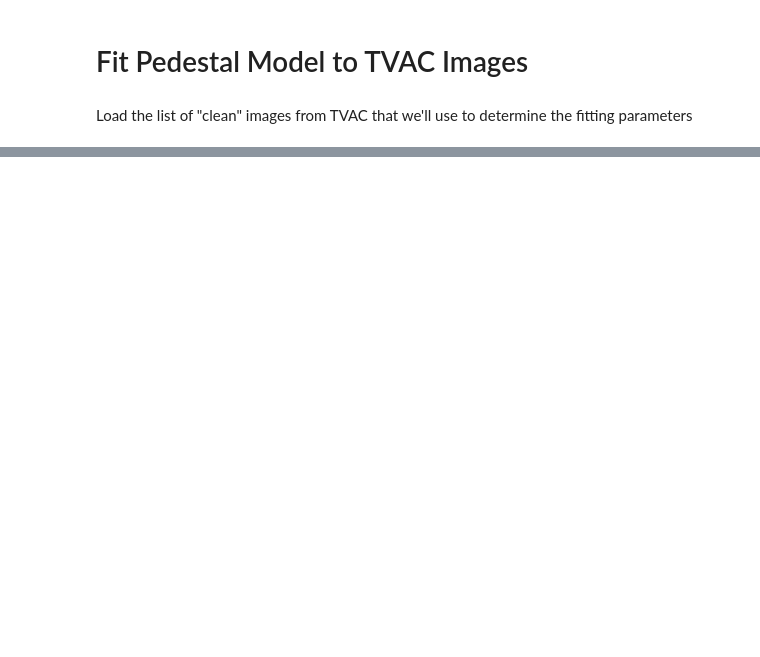
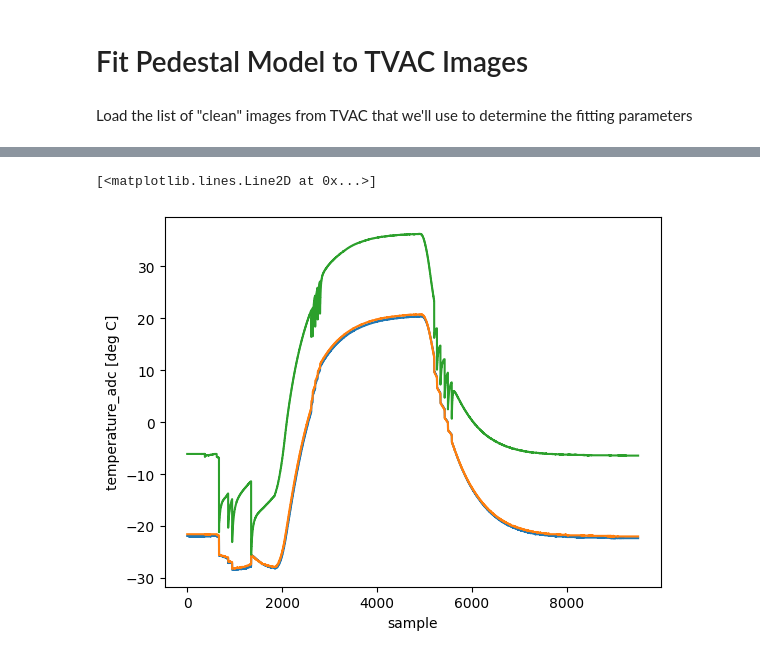
Before and after one commit to wtbarnes/moxsi-science-planning, a Jupyter notebook: pedestal/tvac-pedestal-fitting.ipynb, the cells around one changed output, grey strips where cells are left out. Saved outputs shown, nothing was run; the diff lists cells and outputs as text; code cells hidden in the pictures; blank space fills up the shorter version.

```diff
--- a/pedestal/tvac-pedestal-fitting.ipynb
+++ b/pedestal/tvac-pedestal-fitting.ipynb
@@ -65,0 +38,10 @@ DN
+# %%
+sample_slice = np.s_[13000:22500]
+ds.isel(sample=sample_slice).temperature_detector_0.plot()
+ds.isel(sample=sample_slice).temperature_detector_1.plot()
+ds.isel(sample=sample_slice).temperature_adc.plot()
+#ax2 = plt.gca().twinx()
+#ds.isel(sample=sample_slice).exposure_time.plot(ax=ax2, alpha=0.1)
+# %% [output]
+[<matplotlib.lines.Line2D at 0x...>]
+[figure, added]
```
Also changed, not shown: parts of 23 cells of this notebook, 6 other files.
